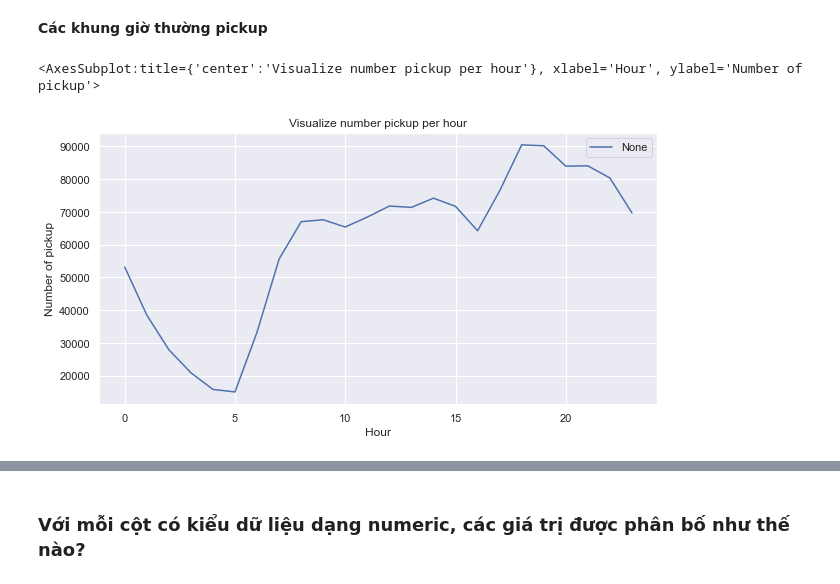
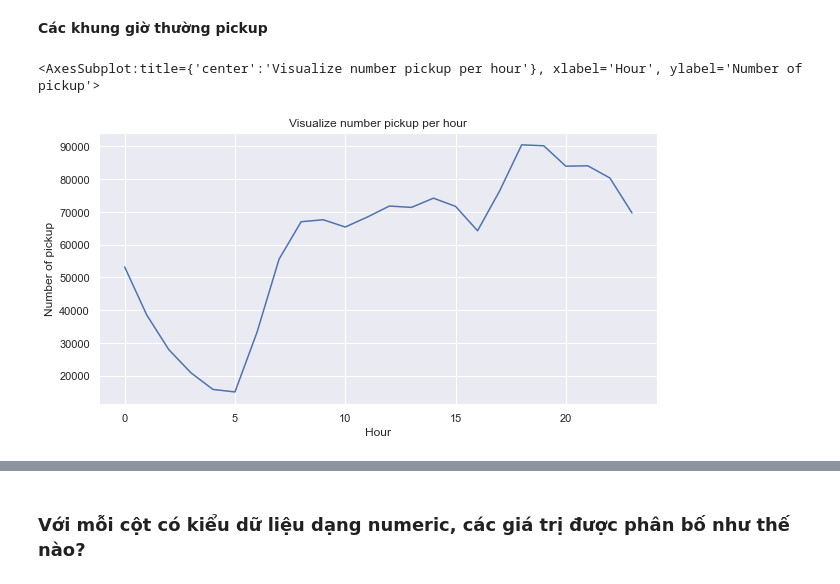
Before and after one commit to linh0303052/programming4DS, a Jupyter notebook: report.ipynb, the cells around one changed output, grey strips where cells are left out. Drawn from its saved outputs; the diff is of its cells as text; code cells hidden in the pictures.

```diff
--- a/report.ipynb
+++ b/report.ipynb
@@ -250,7 +250,7 @@ Vậy chúng ta đã có thể trả lời 1 phần câu hỏi là: Thông thư
 **Các khung giờ thường pickup**
 # %%
 # visualize hour
-time_pickup.groupby(['Hour']).size().plot(kind='line', title='Visualize number pickup per hour', figsize=(10, 5), legend=True,ylabel='Number of pickup')
+time_pickup.groupby(['Hour']).size().plot(kind='line', title='Visualize number pickup per hour', figsize=(10, 5),ylabel='Number of pickup')
 # %% [output]
 <AxesSubplot:title={'center':'Visualize number pickup per hour'}, xlabel='Hour', ylabel='Number of pickup'>
-[figure, old version]
+[figure, new version]
```
Also changed, not shown: parts of 11 cells of this notebook.
